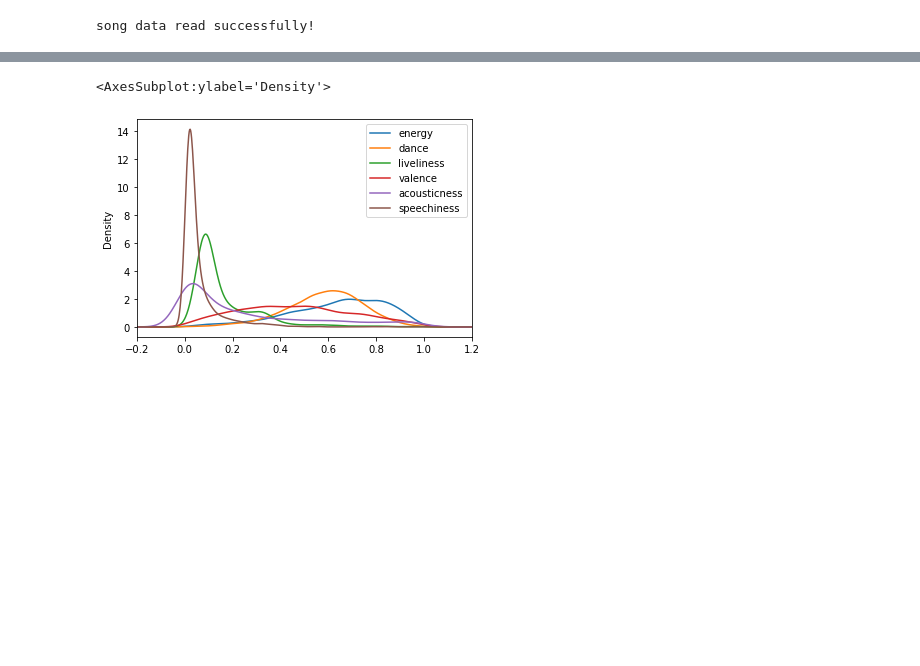
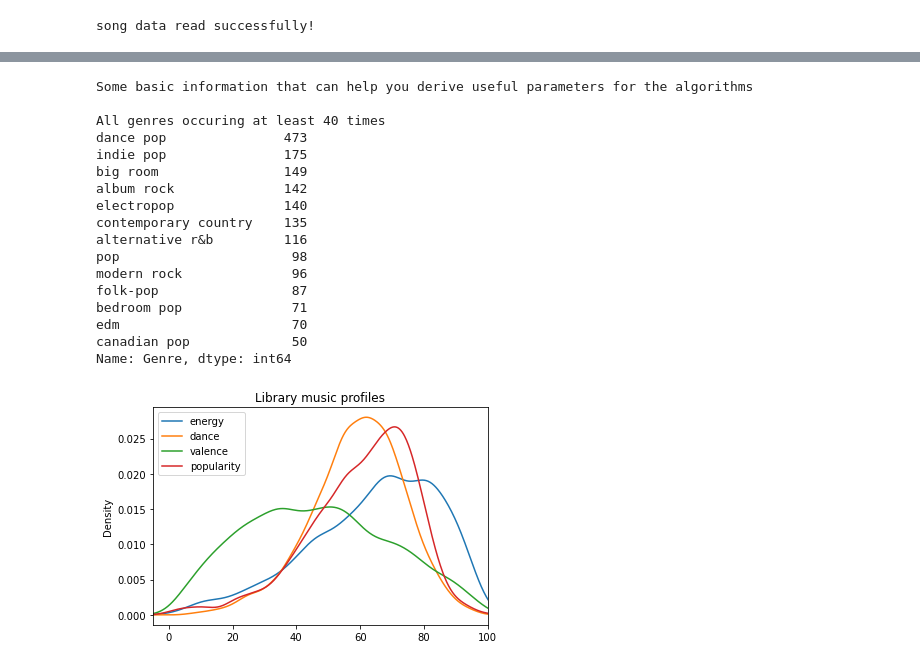
Before and after one commit to IGEN330-Overlap/algo, a Jupyter notebook: SongAnalysis.ipynb, the cells around one changed output, grey strips where cells are left out. Saved outputs shown, nothing was run; the diff lists cells and outputs as text; code cells hidden in the pictures; blank space fills up the shorter version.

```diff
--- a/SongAnalysis.ipynb
+++ b/SongAnalysis.ipynb
@@ -160,18 +100,38 @@ Name: Genre, dtype: int64
-# %%
-df_normalized = df.copy()
-
-def normalize(x, x_max, x_min):
-    return (x - x_min) / (x_max - x_min)
-
-df_normalized['energy'] = df_normalized['energy'].apply(lambda x: normalize(x, df['energy'].max(), df['energy'].min()))
-df_normalized['dance'] = df_normalized['dance'].apply(lambda x: normalize(x, df['dance'].max(), df['dance'].min()))
-df_normalized['liveliness'] = df_normalized['liveliness'].apply(lambda x: normalize(x, df['liveliness'].max(),df['liveliness'].min()))
-df_normalized['valence'] = df_normalized['valence'].apply(lambda x: normalize(x, df['valence'].max(),df['valence'].min()))
-df_normalized['acousticness'] = df_normalized['acousticness'].apply(lambda x: normalize(x, df['acousticness'].max(), df['acousticness'].min()))
-df_normalized['speechiness'] = df_normalized['speechiness'].apply(lambda x: normalize(x, df['speechiness'].max(), df['speechiness'].min()))
-
-df_normalized.plot(y=['energy', 'dance','liveliness', 'valence', 'acousticness','speechiness'],kind='density', xlim=[-0.2,1.2])
-# df_normalized.plot(y=['energy', 'dance','liveliness', 'speechiness'],kind='density')
-# %% [output]
-<AxesSubplot:ylabel='Density'>
-[figure, removed]
+# %%
+frames = [df_BL, df_BT, df_DD, df_NL, df_TLC]
+df = pd.concat(frames).drop_duplicates().reset_index(drop=True)
+
+# Help provide context on what to use for the mood profile list
+df.plot(y=['energy', 'dance', 'valence', 'popularity'],kind='density', xlim=[-5,100], title="Library music profiles")
+
+group_means = df.mean(axis = 0, skipna = True)
+# print(group_means)
+
+group_medians = df.median(axis = 0, skipna = True)
+# print(group_medians)
+
+print("Some basic information that can help you derive useful parameters for the algorithms")
+
+genre_df = df['Genre'].value_counts()
+popular_genres = genre_df.drop(genre_df[genre_df < 40].index)
+print("\nAll genres occuring at least 40 times")
+print(popular_genres)
+# %% [output]
+Some basic information that can help you derive useful parameters for the algorithms
+
+All genres occuring at least 40 times
+dance pop               473
+indie pop               175
+big room                149
+album rock              142
+electropop              140
+contemporary country    135
+alternative r&b         116
+pop                      98
+modern rock              96
+folk-pop                 87
+bedroom pop              71
+edm                      70
+canadian pop             50
+Name: Genre, dtype: int64
+[figure, added]
```
Also changed, not shown: parts of 16 cells of this notebook.
